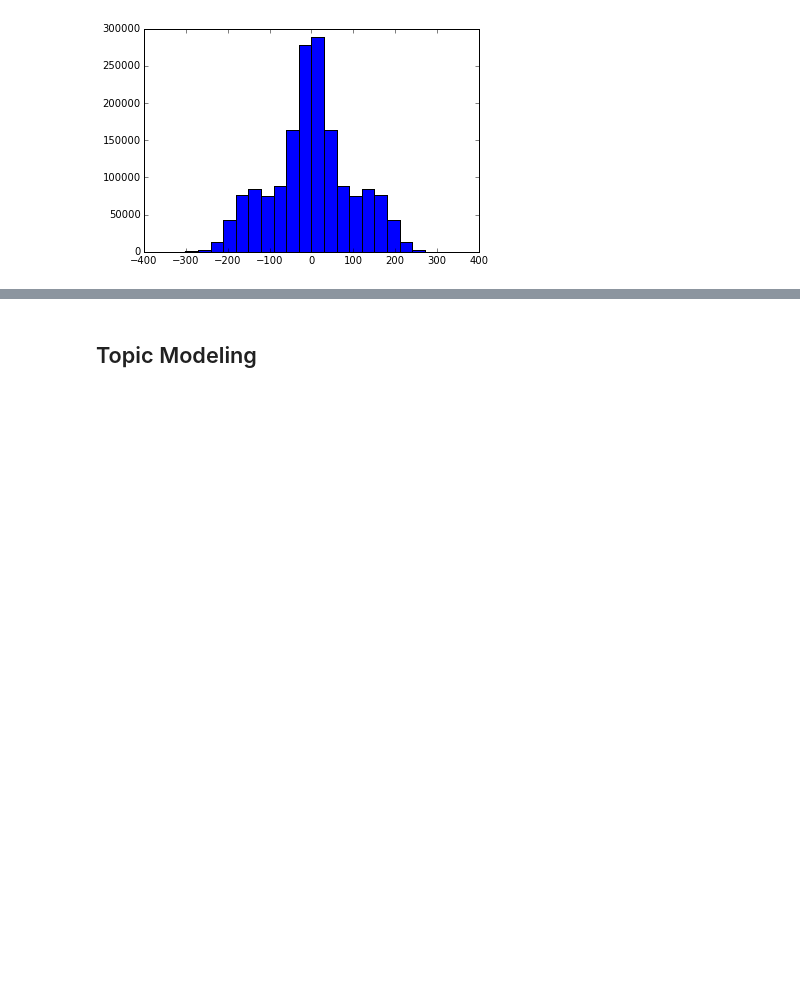
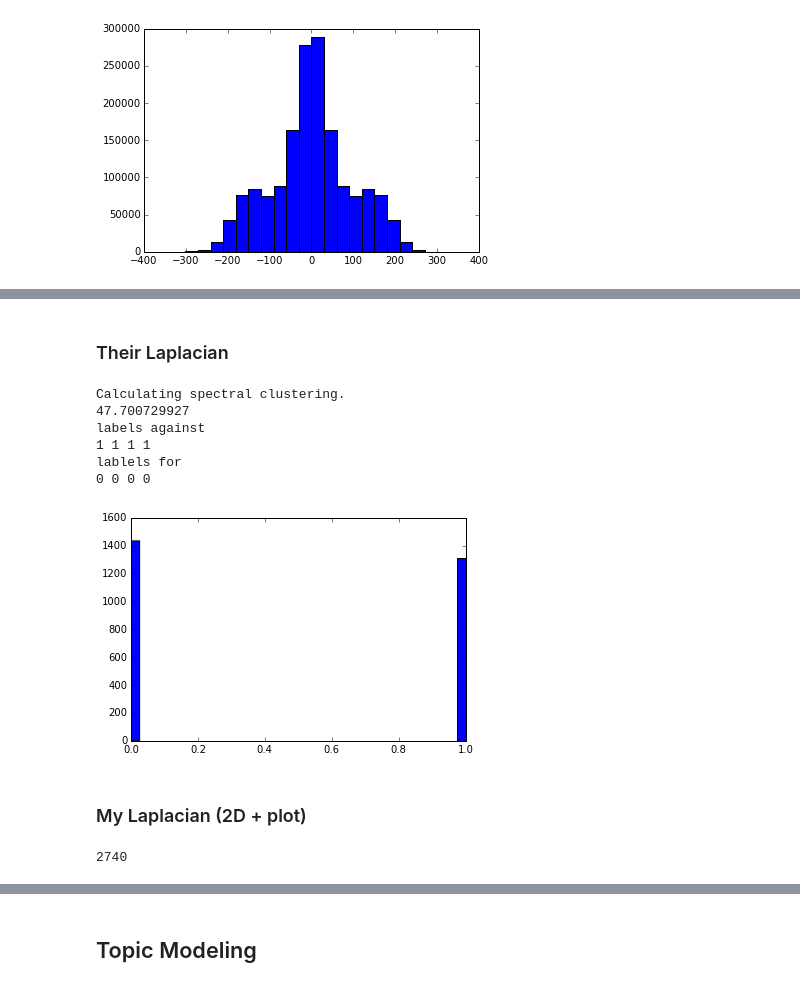
Before and after one commit to mzw4/jyupitertime, a Jupyter notebook: comp1/CS 5786 Comp 1 - JAC.ipynb, the cells around one changed output, grey strips where cells are left out. Saved outputs shown, nothing was run; the diff lists cells and outputs as text; code cells hidden in the pictures; blank space fills up the shorter version.

```diff
--- a/comp1/CS 5786 Comp 1 - JAC.ipynb
+++ b/comp1/CS 5786 Comp 1 - JAC.ipynb
@@ -1857,0 +2022,16 @@ print '% for', 1.0 * num_pred_categories[2] / len(predicted_labels)
+# %%
+speech_graph_copy, _ = load_sparse_data('speech_graph.csv', NUM_SPEECHES)
+
+speech_row_sums = {i: len(sparse_where(speech_graph, i)) for i in range(NUM_SPEECHES)}
+
+# Create affinity matrix.
+print 'Creating affinity matrix.'
+for row in range(NUM_SPEECHES):
+    row_indices = sparse_where(speech_graph, row)
+    for index in row_indices:
+        if abs(speech_row_sums[index] - speech_row_sums[row]) <= 50.8851648322 :
+            speech_graph_copy[row, index] = 0.0
+    if row % 150 == 0:
+        print row * 100.0 / NUM_SPEECHES, '%'
+
+print 'Done'
@@ -1857,0 +2056,24 @@ print '% for', 1.0 * num_pred_categories[2] / len(predicted_labels)
+# %% [markdown]
+### Their Laplacian
+# %%
+print 'Calculating spectral clustering.'
+spectral_labels = cluster.spectral_clustering(speech_graph_copy, n_clusters=2)
+plt.hist(spectral_labels, bins=38)
+
+print ''
+
+print 'Minority percentage'
+print 100.0 * min(sum(spectral_labels), NUM_SPEECHES-sum(spectral_labels)) / NUM_SPEECHES
+
+print ''
+
+print 'labels for original against', spectral_labels[2], spectral_labels[13], spectral_labels[18], spectral_labels[24]
+print 'labels for original for' spectral_labels[1], spectral_labels[3], spectral_labels[27], spectral_labels[177]
+# %% [output]
+Calculating spectral clustering.
+47.700729927
+labels against
+1 1 1 1
+lablels for
+0 0 0 0
+[figure, added]
@@ -1857,0 +2088,15 @@ print '% for', 1.0 * num_pred_categories[2] / len(predicted_labels)
+# %% [markdown]
+### My Laplacian (2D + plot)
+# %%
+n_dims = 4
+points = spectral_clustering(speech_graph_copy.toarray(), None, n_dims)
+
+print len(points)
+
+x_against = [points[2][0], points[13][0], points[18][0], points[24][0]]
+y_against = [points[2][1], points[13][1], points[18][1], points[24][1]]
+
+x_for = [points[1][0], points[3][0], points[27][0], points[127][0]]
+y_for = [points[1][1], points[3][1], points[27][1], points[127][1]]
+# %% [output]
+2740
```
Also changed, not shown: parts of 28 cells of this notebook, 1 other file.
